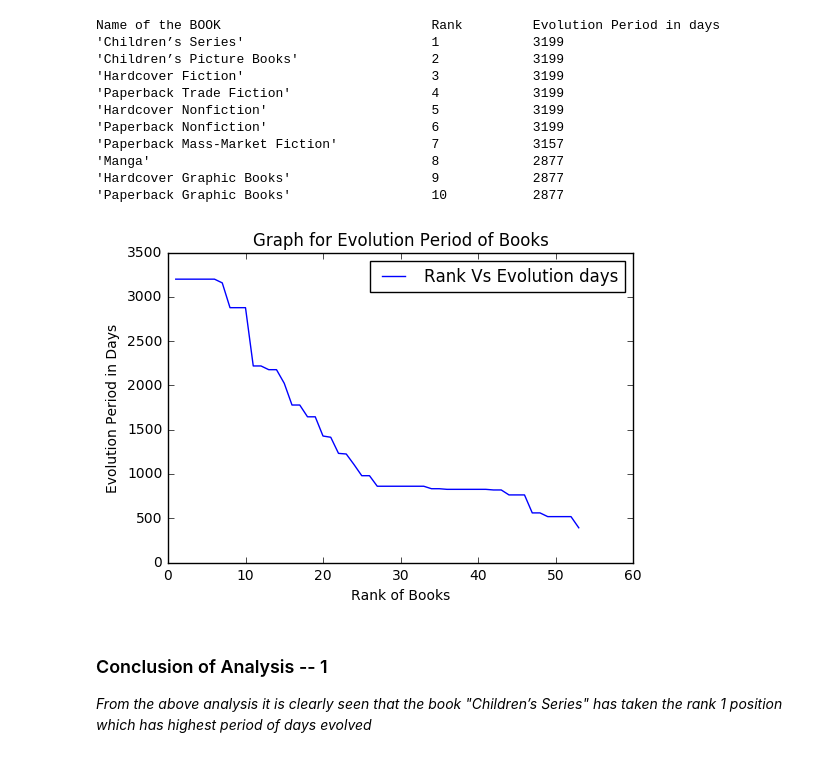
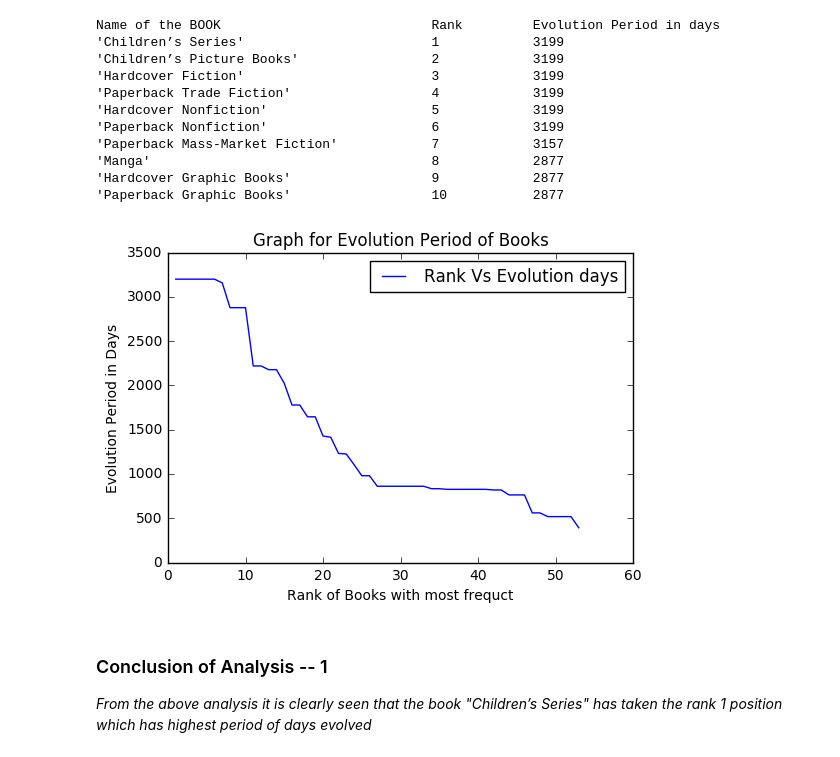
Before and after one commit to MalickFairoz/Data-Analysis-using-Python, a Jupyter notebook: midterm/midterm_Q2.ipynb, the cells around one changed output. Saved outputs shown, nothing was run; the diff lists cells and outputs as text; code cells hidden in the pictures.

```diff
--- a/midterm/midterm_Q2.ipynb
+++ b/midterm/midterm_Q2.ipynb
@@ -214,14 +214,14 @@ if rank2[0] == "Rank":
 # %%
 # Graph plotted for the Book's rank which has most highest number of Evolution days against the Evolution period in days
 import matplotlib.pyplot as plt
 plt.plot(rank2,yaxis, label="Rank Vs Evolution days")
-plt.xlabel('Rank of Books')
+plt.xlabel('Rank of Books with most frequct')
 plt.ylabel('Evolution Period in Days')
 plt.title("Graph for Evolution Period of Books")
 plt.legend()
 plt.show()
 # %% [output]
-[figure, old version]
+[figure, new version]
 # %% [markdown]
 ### Conclusion of Analysis -- 1
 *From the above analysis it is clearly seen that the book "Children’s Series" has taken the rank 1 position which has highest period of days evolved*
```
Also changed, not shown: parts of 29 cells of this notebook, 4 other files.
